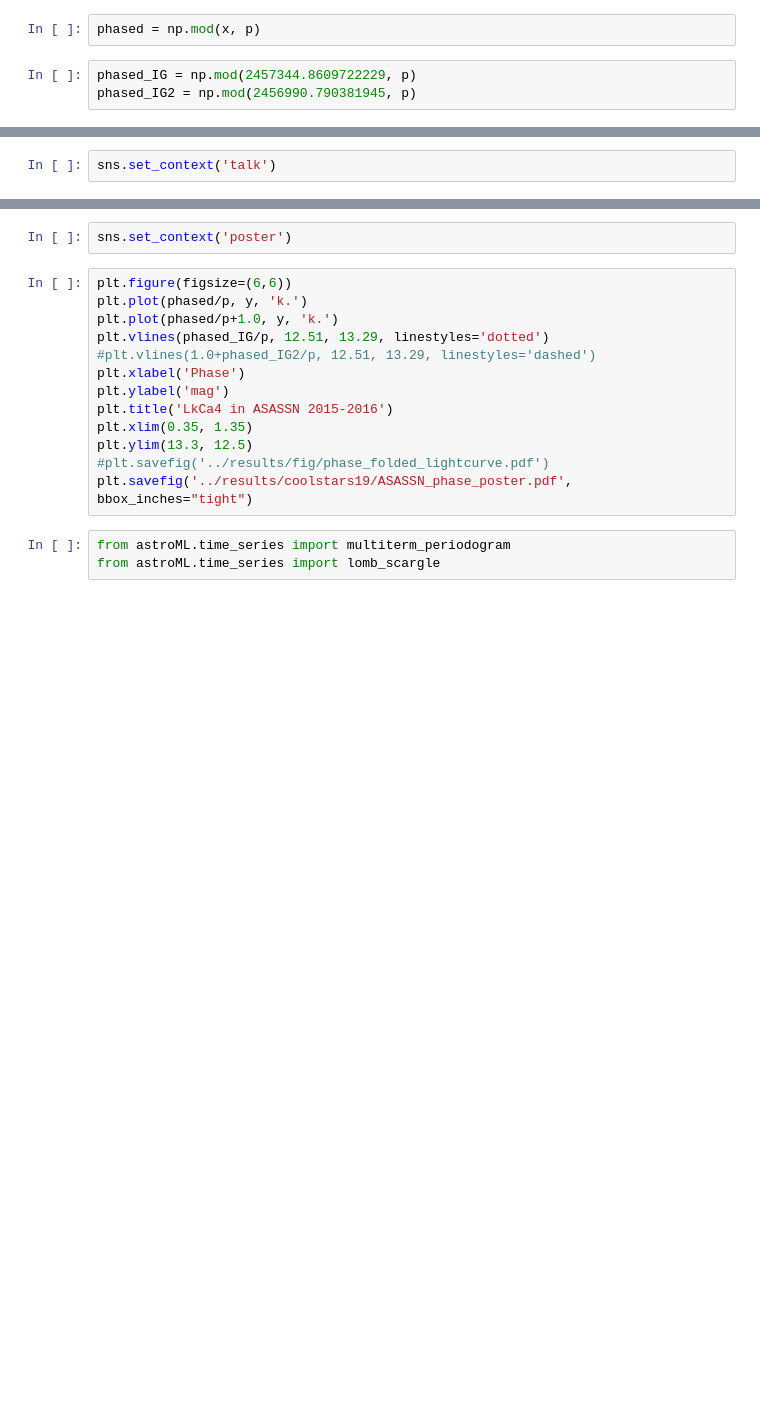
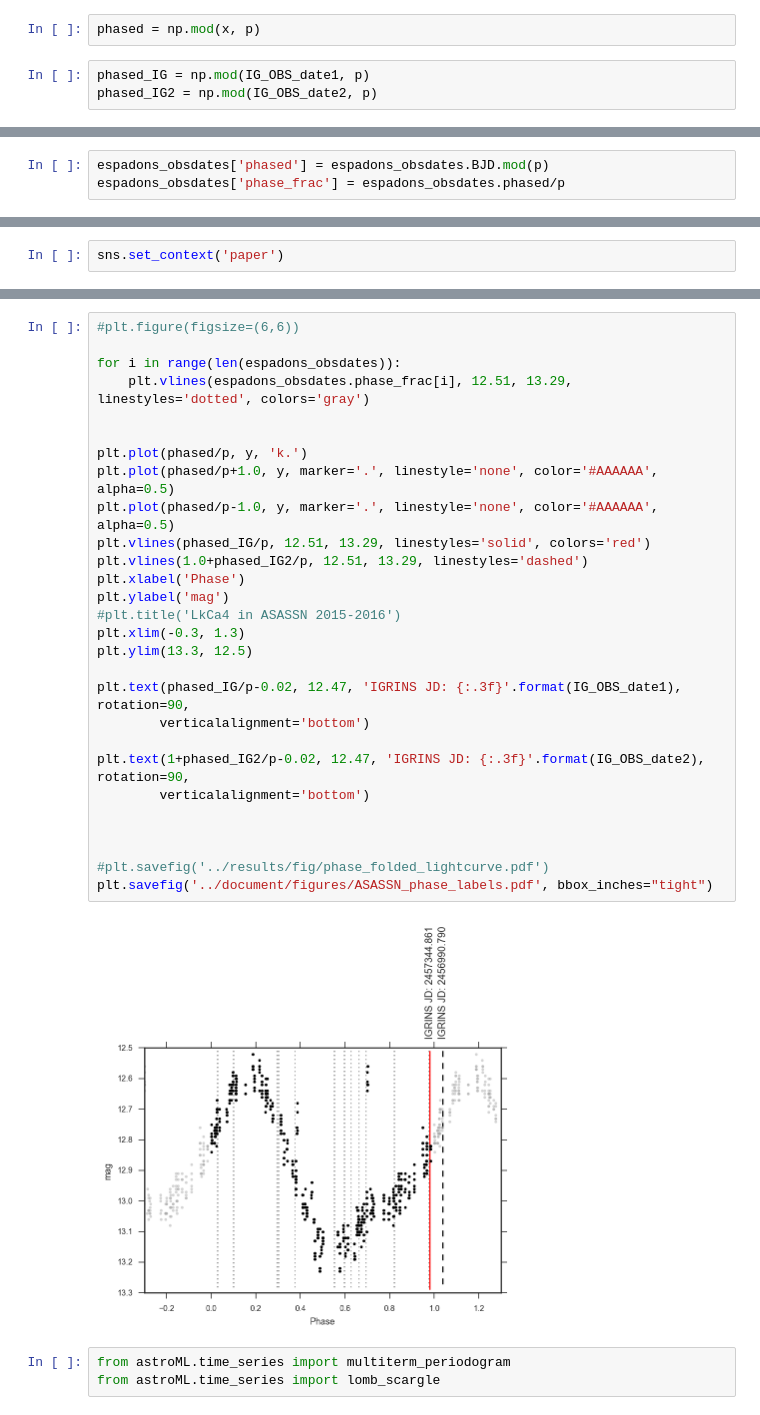
Before and after one commit to BrownDwarf/welter, a Jupyter notebook: notebooks/welter_issue018-01_Phase_of_variability_from_phot.ipynb, the cells around one changed output, grey strips where cells are left out. Saved outputs shown, nothing was run; the diff lists cells and outputs as text; blank space fills up the shorter version.

```diff
--- a/notebooks/welter_issue018-01_Phase_of_variability_from_phot.ipynb
+++ b/notebooks/welter_issue018-01_Phase_of_variability_from_phot.ipynb
@@ -128,5 +200,5 @@ p = 3.374
 # %%
 phased = np.mod(x, p)
 # %%
-phased_IG = np.mod(2457344.8609722229, p)
-phased_IG2 = np.mod(2456990.790381945, p)
+phased_IG = np.mod(IG_OBS_date1, p)
+phased_IG2 = np.mod(IG_OBS_date2, p)
@@ -135,2 +205,5 @@ y.shape
+# %%
+espadons_obsdates['phased'] = espadons_obsdates.BJD.mod(p)
+espadons_obsdates['phase_frac'] = espadons_obsdates.phased/p
 # %%
 dat.UT_date[inds].values[0], dat.UT_date[inds].values[-1]
@@ -137,2 +212,2 @@ dat.UT_date[inds].values[0], dat.UT_date[inds].values[-1]
 # %%
-sns.set_context('talk')
+sns.set_context('paper')
@@ -141,18 +214,33 @@ phased_IG2
-# %%
-sns.set_context('poster')
 # %%
-plt.figure(figsize=(6,6))
+#plt.figure(figsize=(6,6))
+
+for i in range(len(espadons_obsdates)):
+    plt.vlines(espadons_obsdates.phase_frac[i], 12.51, 13.29, linestyles='dotted', colors='gray')
+
+
 plt.plot(phased/p, y, 'k.')
-plt.plot(phased/p+1.0, y, 'k.')
-plt.vlines(phased_IG/p, 12.51, 13.29, linestyles='dotted')
-#plt.vlines(1.0+phased_IG2/p, 12.51, 13.29, linestyles='dashed')
+plt.plot(phased/p+1.0, y, marker='.', linestyle='none', color='#AAAAAA', alpha=0.5)
+plt.plot(phased/p-1.0, y, marker='.', linestyle='none', color='#AAAAAA', alpha=0.5)
+plt.vlines(phased_IG/p, 12.51, 13.29, linestyles='solid', colors='red')
+plt.vlines(1.0+phased_IG2/p, 12.51, 13.29, linestyles='dashed')
 plt.xlabel('Phase')
 plt.ylabel('mag')
-plt.title('LkCa4 in ASASSN 2015-2016')
-plt.xlim(0.35, 1.35)
+#plt.title('LkCa4 in ASASSN 2015-2016')
+plt.xlim(-0.3, 1.3)
 plt.ylim(13.3, 12.5)
+
+plt.text(phased_IG/p-0.02, 12.47, 'IGRINS JD: {:.3f}'.format(IG_OBS_date1), rotation=90,
+        verticalalignment='bottom')
+
+plt.text(1+phased_IG2/p-0.02, 12.47, 'IGRINS JD: {:.3f}'.format(IG_OBS_date2), rotation=90,
+        verticalalignment='bottom')
+
+
+
 #plt.savefig('../results/fig/phase_folded_lightcurve.pdf')
-plt.savefig('../results/coolstars19/ASASSN_phase_poster.pdf', bbox_inches="tight")
+plt.savefig('../document/figures/ASASSN_phase_labels.pdf', bbox_inches="tight")
+# %% [output]
+[figure, added]
 # %%
 from astroML.time_series import multiterm_periodogram
 from astroML.time_series import lomb_scargle
```
Also changed, not shown: parts of 53 cells of this notebook, 1 other file.
